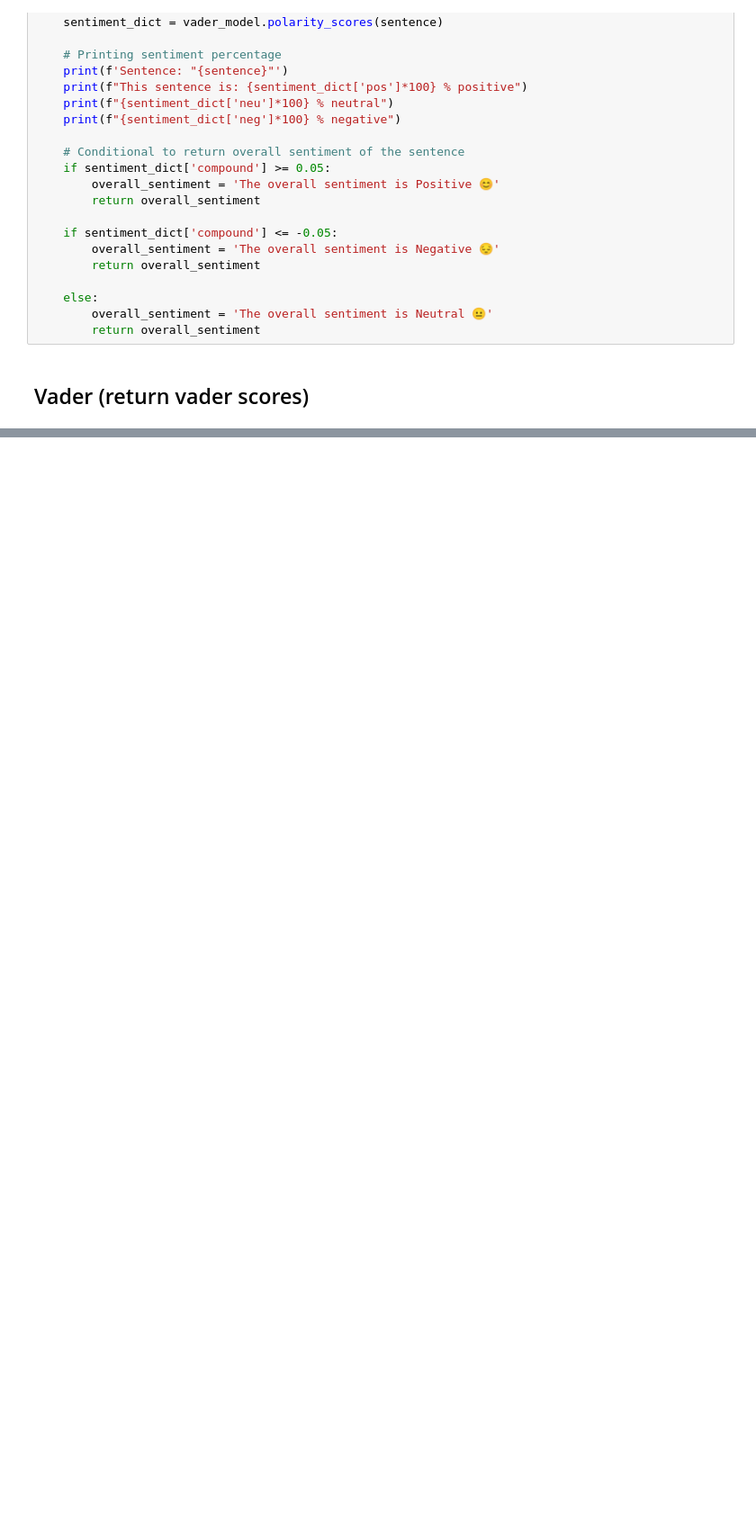
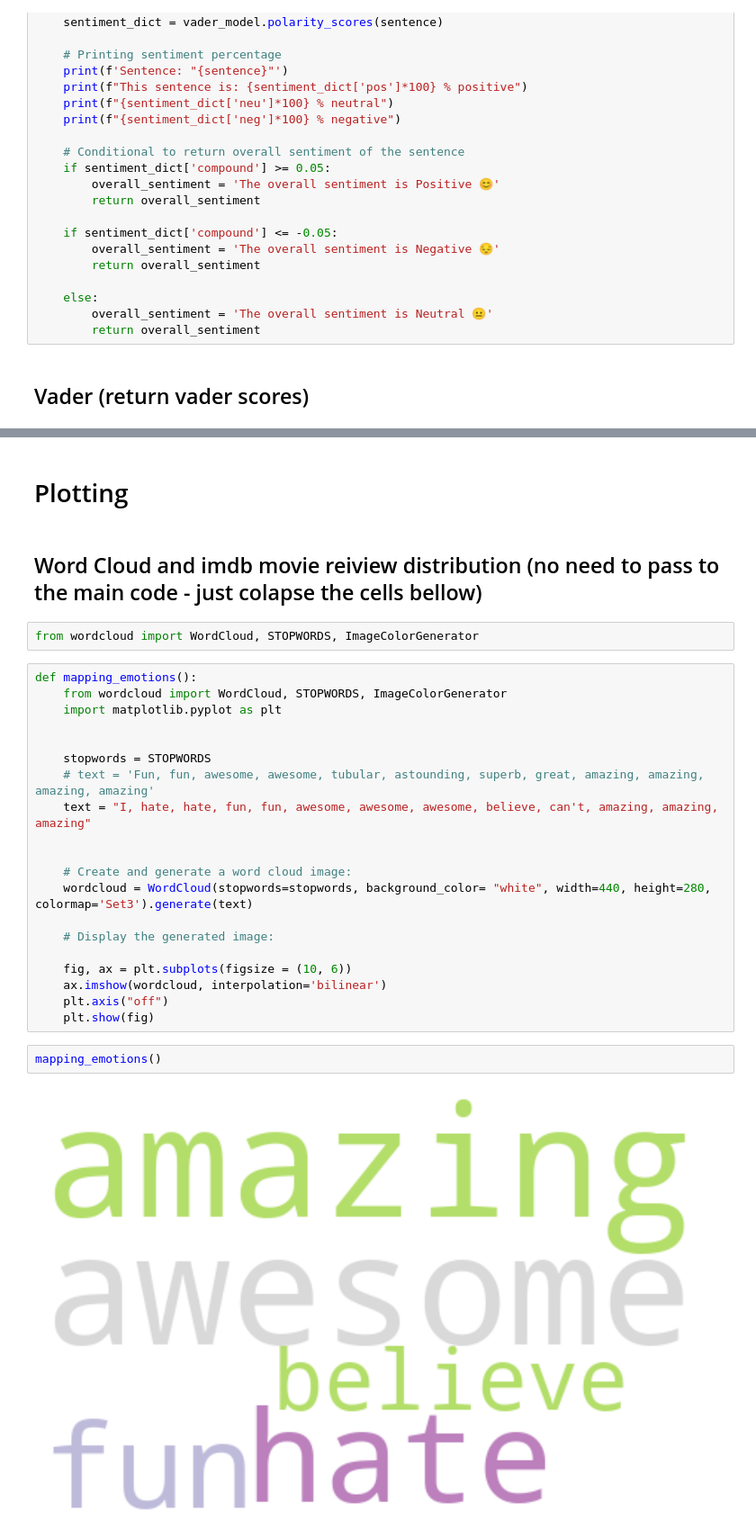
Before and after one commit to brvsf/live-sentiment-tracker, a Jupyter notebook: notebooks/sentiment-tracker.ipynb, the cells around one changed output, grey strips where cells are left out. Shown at 90% size. Saved outputs shown, nothing was run; the diff lists cells and outputs as text; blank space fills up the shorter version.

```diff
--- a/notebooks/sentiment-tracker.ipynb
+++ b/notebooks/sentiment-tracker.ipynb
@@ -135,0 +149,30 @@ def vader_scores(sentence):
+# %% [markdown]
+# Plotting
+# %% [markdown]
+## Word Cloud and imdb movie reiview distribution (no need to pass to the main code - just colapse the cells bellow)
+# %%
+from wordcloud import WordCloud, STOPWORDS, ImageColorGenerator
+# %%
+def mapping_emotions():
+    from wordcloud import WordCloud, STOPWORDS, ImageColorGenerator
+    import matplotlib.pyplot as plt
+
+
+    stopwords = STOPWORDS
+    # text = 'Fun, fun, awesome, awesome, tubular, astounding, superb, great, amazing, amazing, amazing, amazing'
+    text = "I, hate, hate, fun, fun, awesome, awesome, awesome, believe, can't, amazing, amazing, amazing"
+
+
+    # Create and generate a word cloud image:
+    wordcloud = WordCloud(stopwords=stopwords, background_color= "white", width=440, height=280, colormap='Set3').generate(text)
+
+    # Display the generated image:
+
+    fig, ax = plt.subplots(figsize = (10, 6))
+    ax.imshow(wordcloud, interpolation='bilinear')
+    plt.axis("off")
+    plt.show(fig)
+# %%
+mapping_emotions()
+# %% [output]
+[figure, added]
```
Also changed, not shown: parts of 23 cells of this notebook, 5 other files.
